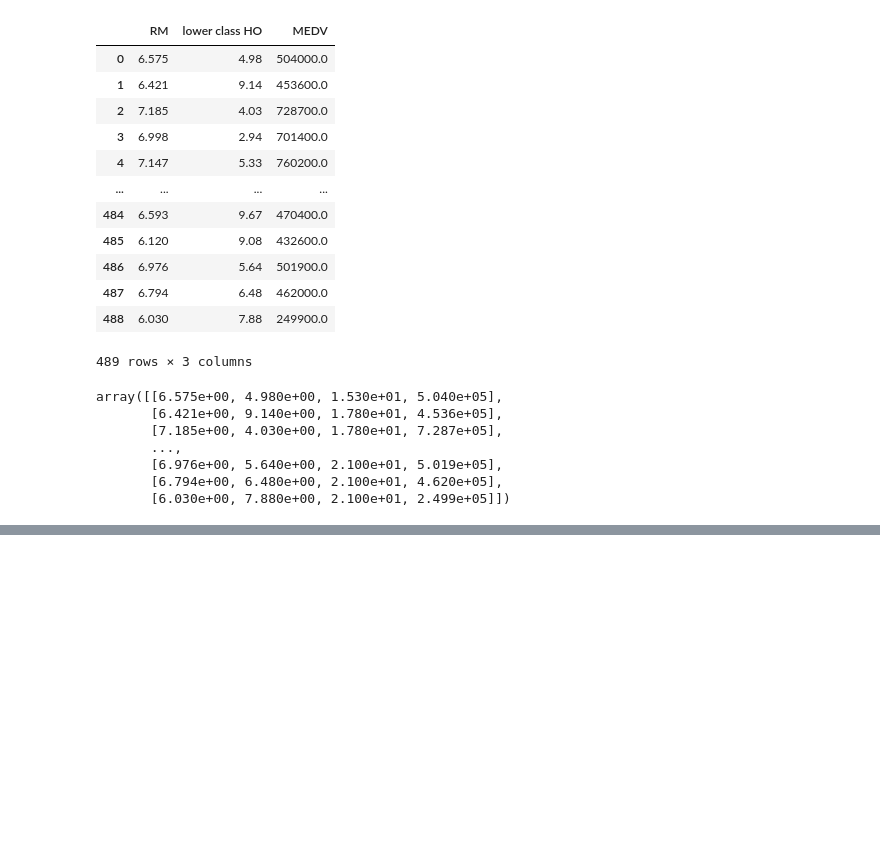
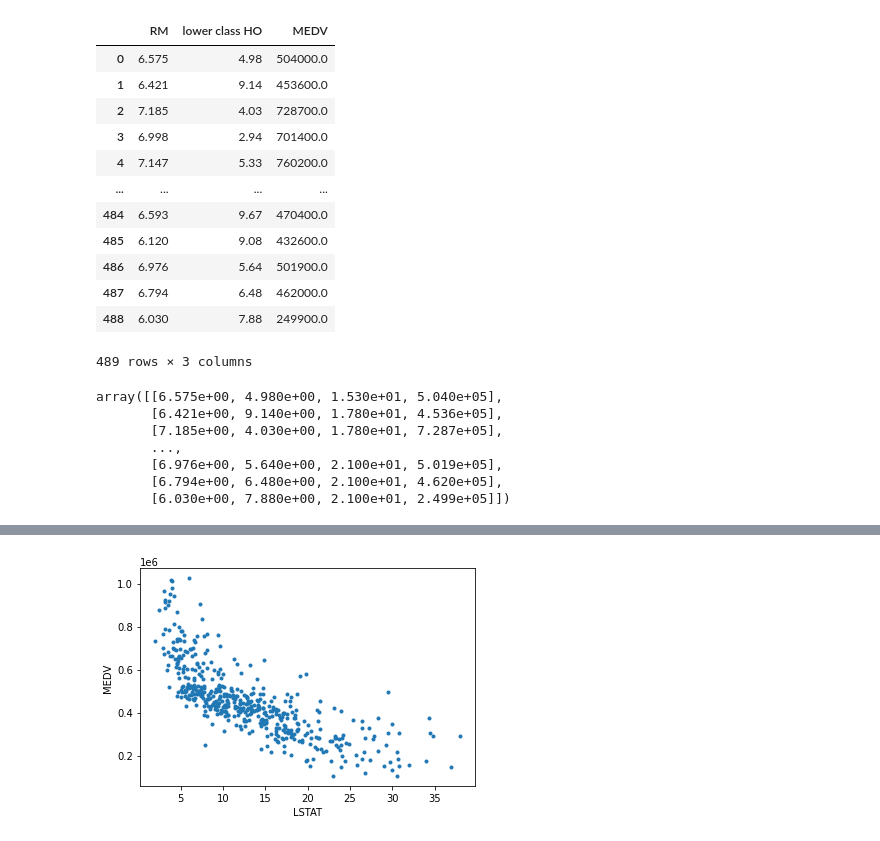
Before and after one commit to rishav4101/10daysofcode-stock_prediction, a Jupyter notebook: tasks/Task1&2.ipynb, the cells around one changed output, grey strips where cells are left out. Drawn from its saved outputs; the diff is of its cells as text; code cells hidden in the pictures; blank space fills up the shorter version.

```diff
--- a/tasks/Task1&2.ipynb
+++ b/tasks/Task1&2.ipynb
@@ -86,0 +88,11 @@ plt.show()
+# %%
+# plot any two columns
+X = dataset[:,1].reshape(-1,1)
+Y = dataset[:,-1]
+
+plt.plot(X,Y, '.')
+plt.xlabel("LSTAT")
+plt.ylabel("MEDV")
+plt.show()
+# %% [output]
+[figure, added]
```
Also changed, not shown: parts of 3 cells of this notebook.
